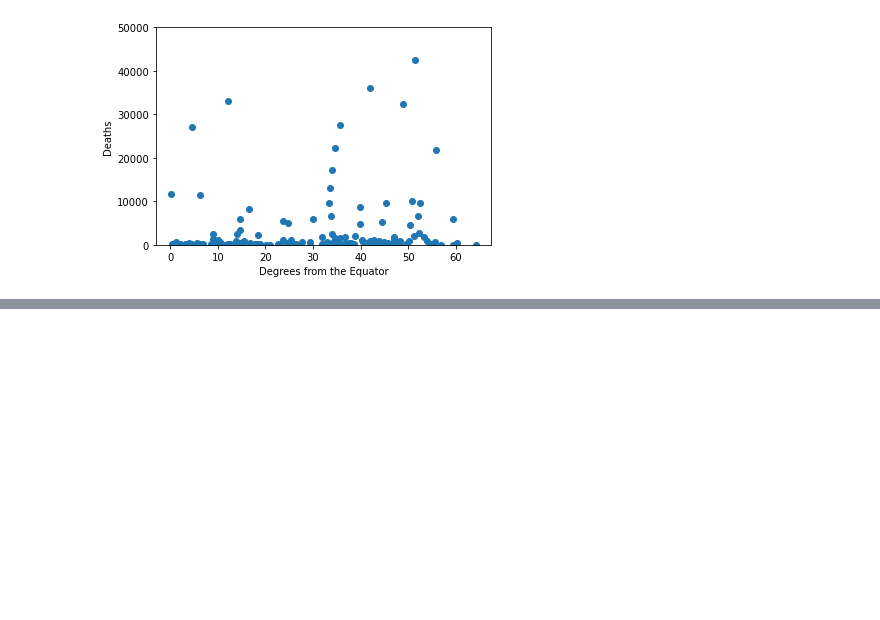
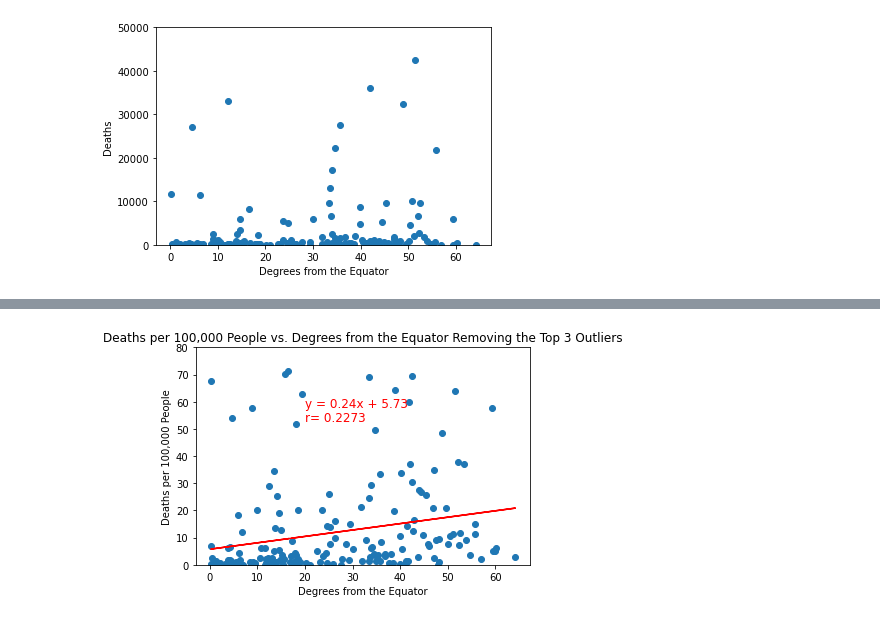
Before and after one commit to AustinRCole/COVID_Lat_GDP_analysis, a Jupyter notebook: COVID_lat_AC.ipynb, the cells around one changed output, grey strips where cells are left out. Saved outputs shown, nothing was run; the diff lists cells and outputs as text; code cells hidden in the pictures; blank space fills up the shorter version.

```diff
--- a/COVID_lat_AC.ipynb
+++ b/COVID_lat_AC.ipynb
@@ -82,0 +130,16 @@ r=0.2269
+# %%
+lat_abs_deaths_per = data_lat_deaths_per['Latitude'].apply(lambda x: float(x)).abs()
+plt.scatter(lat_abs_deaths_per,data_lat_deaths_per['Deaths per 100,000 People'],marker="o")
+plt.xlabel('Degrees from the Equator')
+plt.ylabel('Deaths per 100,000 People')
+plt.title('Deaths per 100,000 People vs. Degrees from the Equator Removing the Top 3 Outliers')
+plt.ylim(0,80)
+slope5, intercept5, r5, p5, std_err5 = st.linregress(lat_abs_deaths_per, data_lat_deaths_per['Deaths per 100,000 People'])
+fit5 = slope5 * lat_abs_deaths_per + intercept5
+plt.plot(lat_abs_deaths_per,fit5,color='r')
+line_eq5 = f"y = {round(slope5,2)}x + {round(intercept5,2)}"
+plt.annotate(line_eq5,(20,58),fontsize=12,color="red")
+plt.annotate(f"r= {round(r5,4)}",(20,53),fontsize=12,color="red")
+plt.show()
+# %% [output]
+[figure, added]
```
Also changed, not shown: parts of 10 cells of this notebook.
